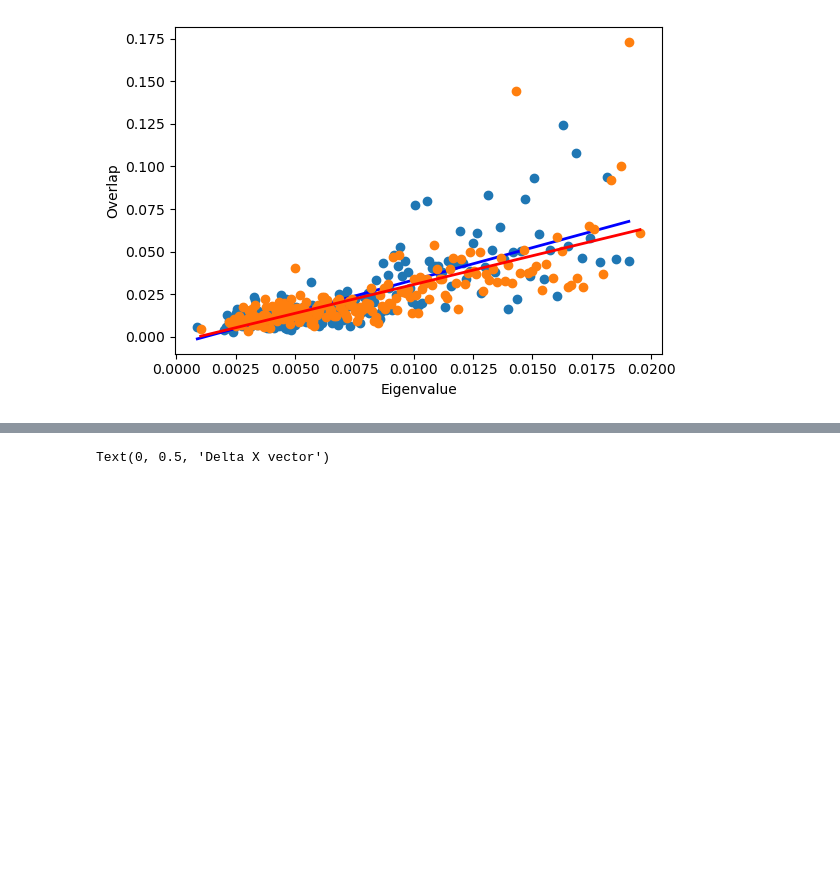
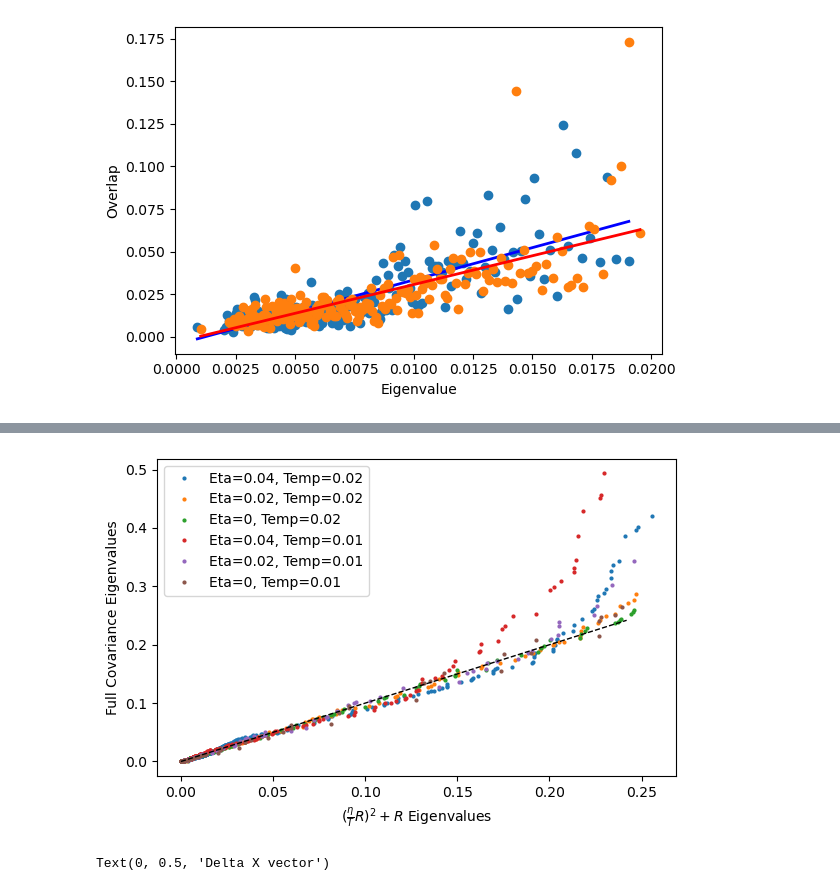
Before and after one commit to scastedo/continuous_attractor_project, a Jupyter notebook: data_analysis.ipynb, the cells around one changed output, grey strips where cells are left out. Cells and saved outputs as stored; diff of their text form; code cells hidden in the pictures; blank space fills up the shorter version.

```diff
--- a/data_analysis.ipynb
+++ b/data_analysis.ipynb
@@ -526,3 +573,54 @@ plt.show()
+# %%
+AMPAR = 1.0
+RIN = 1.0
+# ETA = 0.04
+TEMP = 0.02
+fig, ax = plt.subplots(figsize=(6, 4))
+for TEMP in TEMP_VALUES[::-1]:
+    for ETA in ETA_VALUES[::-1]:
+        state_one_angle = tensors[AMPAR, RIN, TEMP, ETA][:,:,:,0]
+        Neurons, Generations, Trials = state_one_angle.shape
+        state_one_angle = state_one_angle.reshape((Neurons, Generations))
+        covariance_full = np.cov(state_one_angle)
+        eigenvalues_full, eigenvectors_full = np.linalg.eigh(covariance_full)
+
+        # Define R matrix which is D(1-DJ)^-1 where D matrix is \partial(\sigma(h))/\partial h
+        threshold_active_fraction = 0.1
+        indices = np.arange(Neurons)
+        i_matrix = indices[:, None]      # shape (N, 1)
+        j_matrix = indices[None, :]      # shape (1, N)
+        diff = np.abs(i_matrix - j_matrix)
+        diff = np.minimum(diff, Neurons - diff)
+        threshold = threshold_active_fraction * Neurons / 2.0
+        weights = (diff <= threshold).astype(float) / Neurons
+        np.fill_diagonal(weights, 0.0)
+
+        equilibrium_change = 200
+        R_matrices = np.zeros((Generations//equilibrium_change, Neurons, Neurons))
+        for gen in range(Generations//equilibrium_change):
+            start_gen = gen*equilibrium_change
+            end_gen = (gen+1)*equilibrium_change
+            mean_firing_rate = state_one_angle[:, start_gen:end_gen].mean(axis=1)
+            D_matrix = np.diag(mean_firing_rate * (1 - mean_firing_rate))
+            R_matrices[gen,:,:] = D_matrix @ np.linalg.inv(np.eye(Neurons) - D_matrix @ weights)
+
+        Mean_R_matrix = R_matrices.mean(axis=0)
+        eigenvalues_r, eigenvectors_r = np.linalg.eigh(Mean_R_matrix)
+        predicted_eigenvalues = (ETA*eigenvalues_r/TEMP)**2 + eigenvalues_r
+
+        # PREDICTED_MATRIX = (ETA*Mean_R_matrix/TEMP)@(ETA*Mean_R_matrix/TEMP) + Mean_R_matrix
+        # predicted_eigenvalues, predicted_eigenvectors = np.linalg.eigh(PREDICTED_MATRIX)
+
+
+        ax.plot(predicted_eigenvalues[:-1],eigenvalues_full[:-1], 'o', markersize=2, label=f'Eta={ETA}, Temp={TEMP}')
+ax.plot([0, np.max(predicted_eigenvalues)], [0, np.max(predicted_eigenvalues)], 'k--', lw=1)
+ax.set_ylabel("Full Covariance Eigenvalues")
+ax.set_xlabel(r"$(\frac{\eta}{T} R)^2 + R$ Eigenvalues")
+plt.legend()
+fig.tight_layout()
+plt.show()
+# %% [output]
+[figure, added]
 # %%
 Idir = 0.5
 N = 200
```
Also changed, not shown: parts of 3 cells of this notebook, 6 other files.
